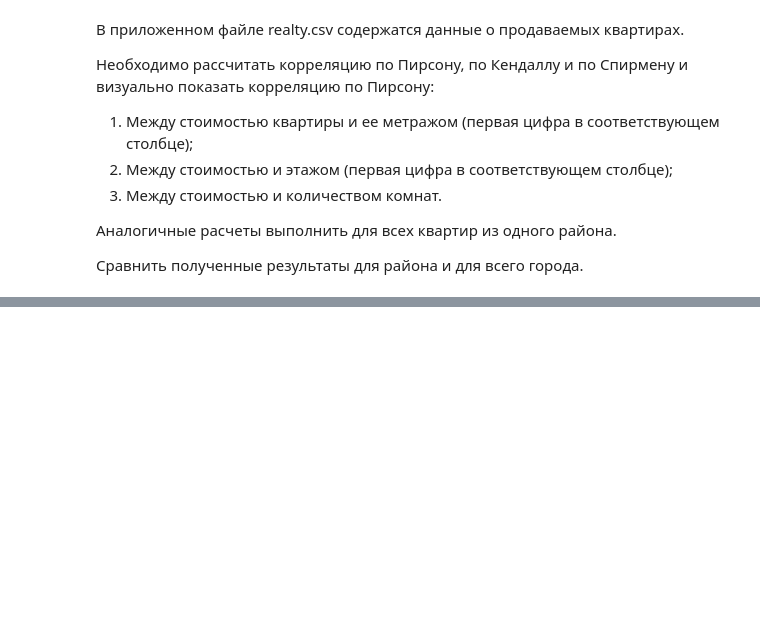
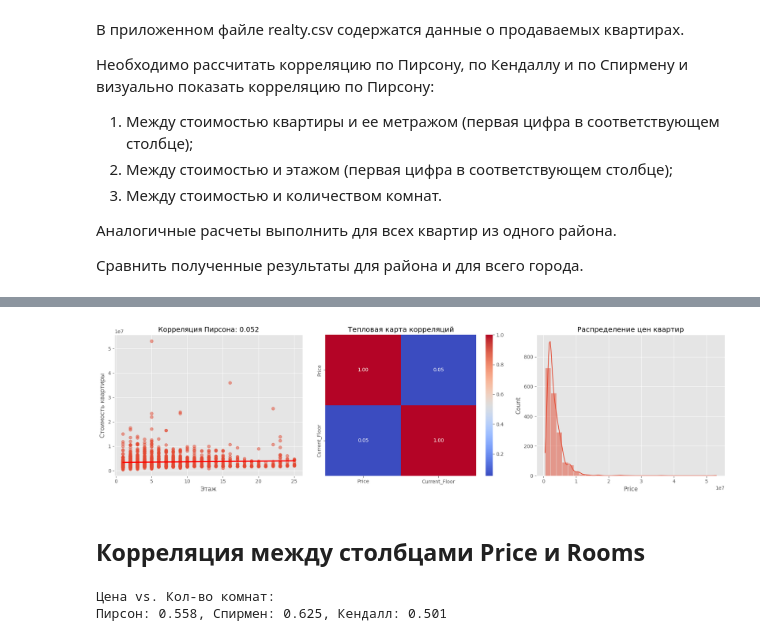
Before and after one commit to TredNR/data_lab, a Jupyter notebook: Ex_data_lab_1ipynb.ipynb, the cells around one changed output, grey strips where cells are left out. Cells and saved outputs as stored; diff of their text form; code cells hidden in the pictures; blank space fills up the shorter version.

```diff
--- a/Ex_data_lab_1ipynb.ipynb
+++ b/Ex_data_lab_1ipynb.ipynb
@@ -456,0 +615,32 @@ plt.show()
+# %%
+plt.figure(figsize=(18, 5))
+
+# 1. График рассеяния с линейной регрессией
+plt.subplot(1, 3, 1)
+sns.regplot(x=df['Current_Floor'], y=df['Price'], scatter_kws={'alpha':0.5}, line_kws={'color':'red'})
+plt.title(f"Корреляция Пирсона: {pearson_corr:.3f}", fontsize=14)
+plt.xlabel("Этаж", fontsize=12)
+plt.ylabel("Стоимость квартиры", fontsize=12)
+plt.grid(True)
+
+# 2. Тепловая карта корреляций
+plt.subplot(1, 3, 2)
+sns.heatmap(df[['Price', 'Current_Floor']].corr(), annot=True, cmap="coolwarm", fmt=".2f")
+plt.title("Тепловая карта корреляций")
+
+# 3. Диаграмма распределения цены
+plt.subplot(1, 3, 3)
+sns.histplot(df['Price'], bins=30, kde=True)
+plt.title("Распределение цен квартир")
+
+plt.tight_layout()
+plt.show()
+# %% [output]
+[figure, added]
+# %% [markdown]
+## Корреляция между столбцами Price и Rooms
+# %%
+pearson_corr, spearman_corr, kendall_corr = corr_func(df[['Price', 'Rooms']].dropna(), "Цена vs. Кол-во комнат", all_district=True)
+# %% [output]
+Цена vs. Кол-во комнат:
+Пирсон: 0.558, Спирмен: 0.625, Кендалл: 0.501
```
Also changed, not shown: parts of 69 cells of this notebook.
